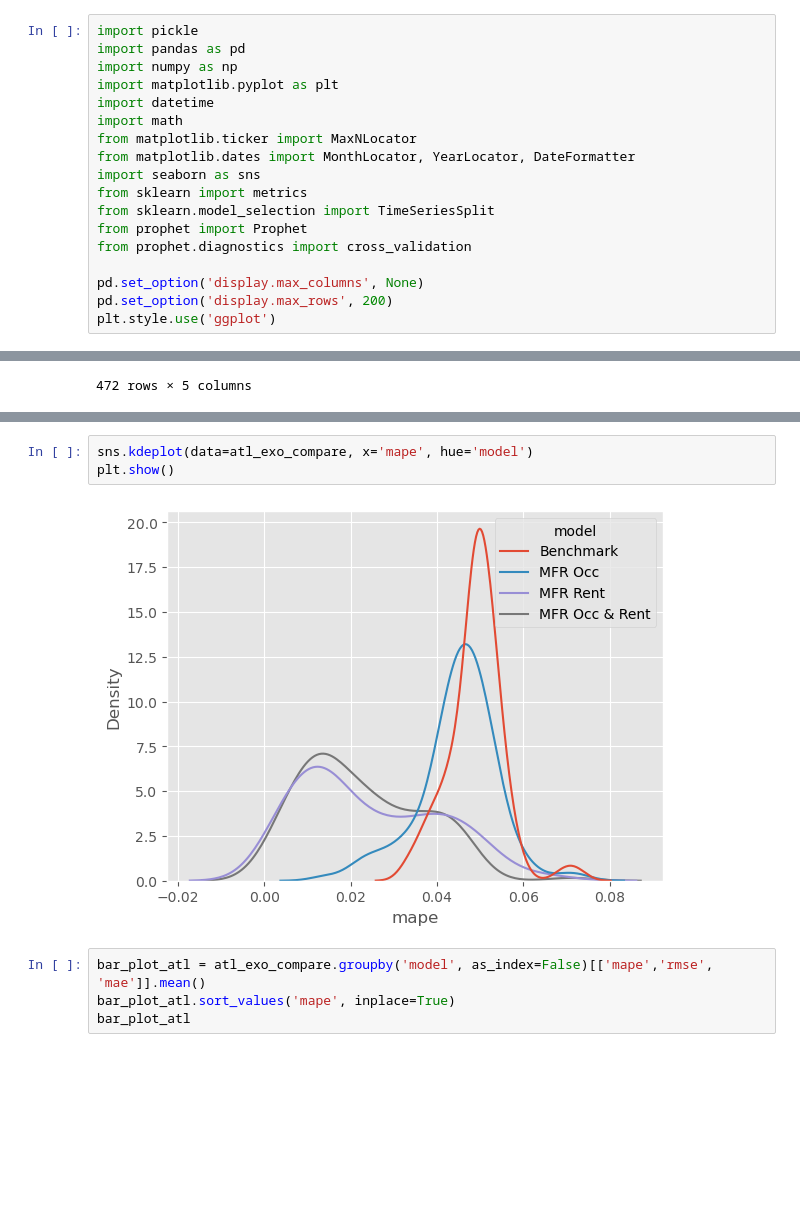
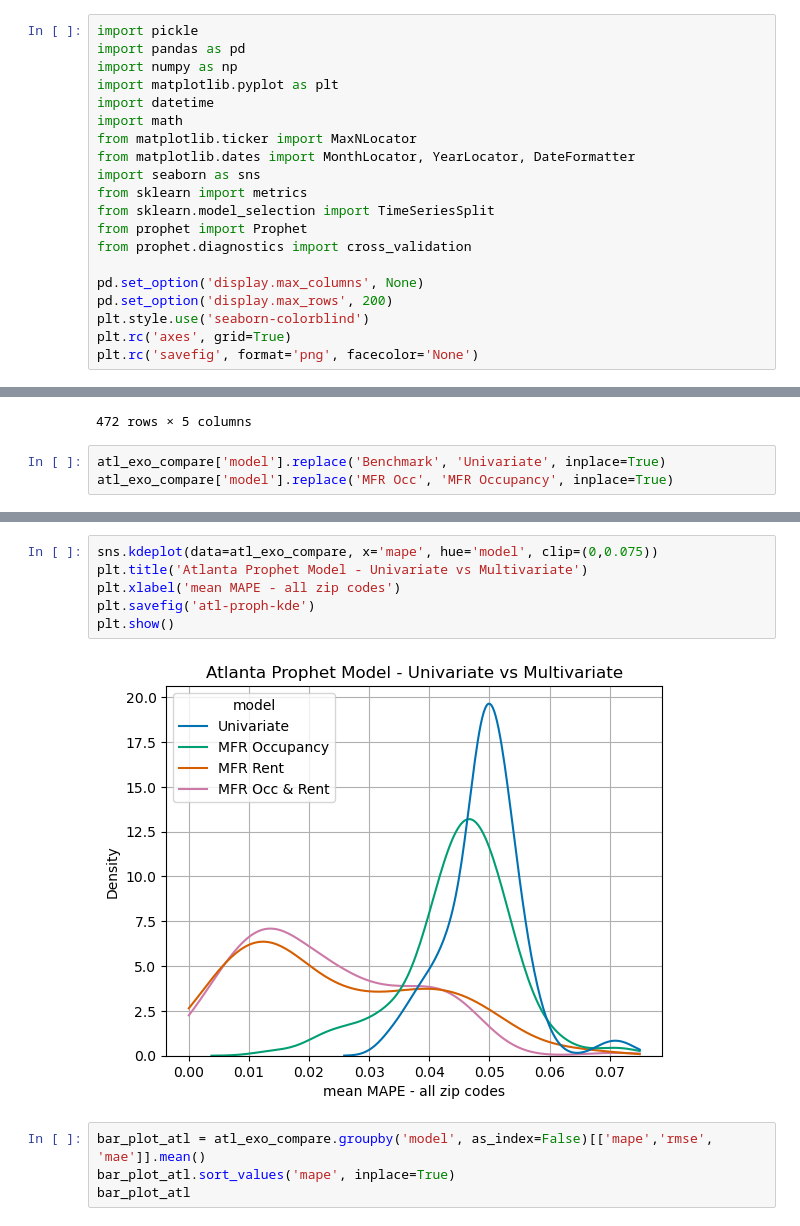
Before and after one commit to eihwood/Haystacks.AI-7, a Jupyter notebook: src/austin_prophet_model.ipynb, the cells around one changed output, grey strips where cells are left out. Saved outputs shown, nothing was run; the diff lists cells and outputs as text; blank space fills up the shorter version.

Commit message:
added plotting notebook for sarimx

```diff
--- a/src/austin_prophet_model.ipynb
+++ b/src/austin_prophet_model.ipynb
@@ -15,7 +15,9 @@ from prophet.diagnostics import cross_validation
 
 pd.set_option('display.max_columns', None)
 pd.set_option('display.max_rows', 200)
-plt.style.use('ggplot')
+plt.style.use('seaborn-colorblind')
+plt.rc('axes', grid=True)
+plt.rc('savefig', format='png', facecolor='None')
 # %%
 # Read in pre-processed pickle
 with open("../data/sfr_mfr_mig_pre-processed.pkl", "rb") as f:
@@ -223,3 +234,6 @@ atl_exo_compare
 | 470 | 30518 | MFR Occ & Rent | 0.044620 | 8.576134 | 8.900997 |
 | 471 | 30519 | MFR Occ & Rent | 0.032481 | 6.157910 | 6.436335 |
 472 rows × 5 columns
+# %%
+atl_exo_compare['model'].replace('Benchmark', 'Univariate', inplace=True)
+atl_exo_compare['model'].replace('MFR Occ', 'MFR Occupancy', inplace=True)
@@ -226,8 +256,11 @@ atl_exo_compare
 # %%
-sns.kdeplot(data=atl_exo_compare, x='mape', hue='model')
+sns.kdeplot(data=atl_exo_compare, x='mape', hue='model', clip=(0,0.075))
+plt.title('Atlanta Prophet Model - Univariate vs Multivariate')
+plt.xlabel('mean MAPE - all zip codes')
+plt.savefig('atl-proph-kde')
 plt.show()
 # %% [output]
-[figure, old version]
+[figure, new version]
 # %%
 bar_plot_atl = atl_exo_compare.groupby('model', as_index=False)[['mape','rmse', 'mae']].mean()
 bar_plot_atl.sort_values('mape', inplace=True)
```
Also changed, not shown: parts of 27 cells of this notebook, 1 other file.
